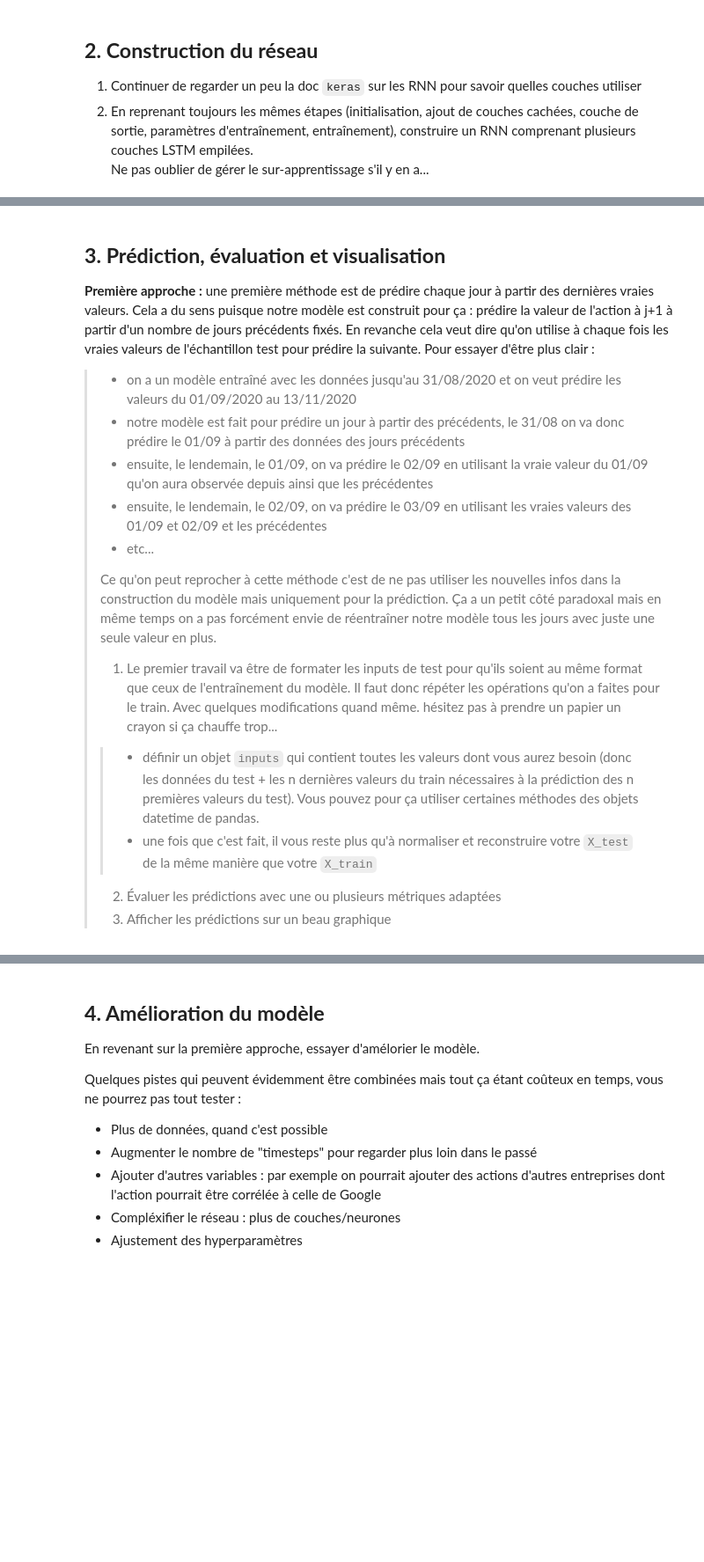
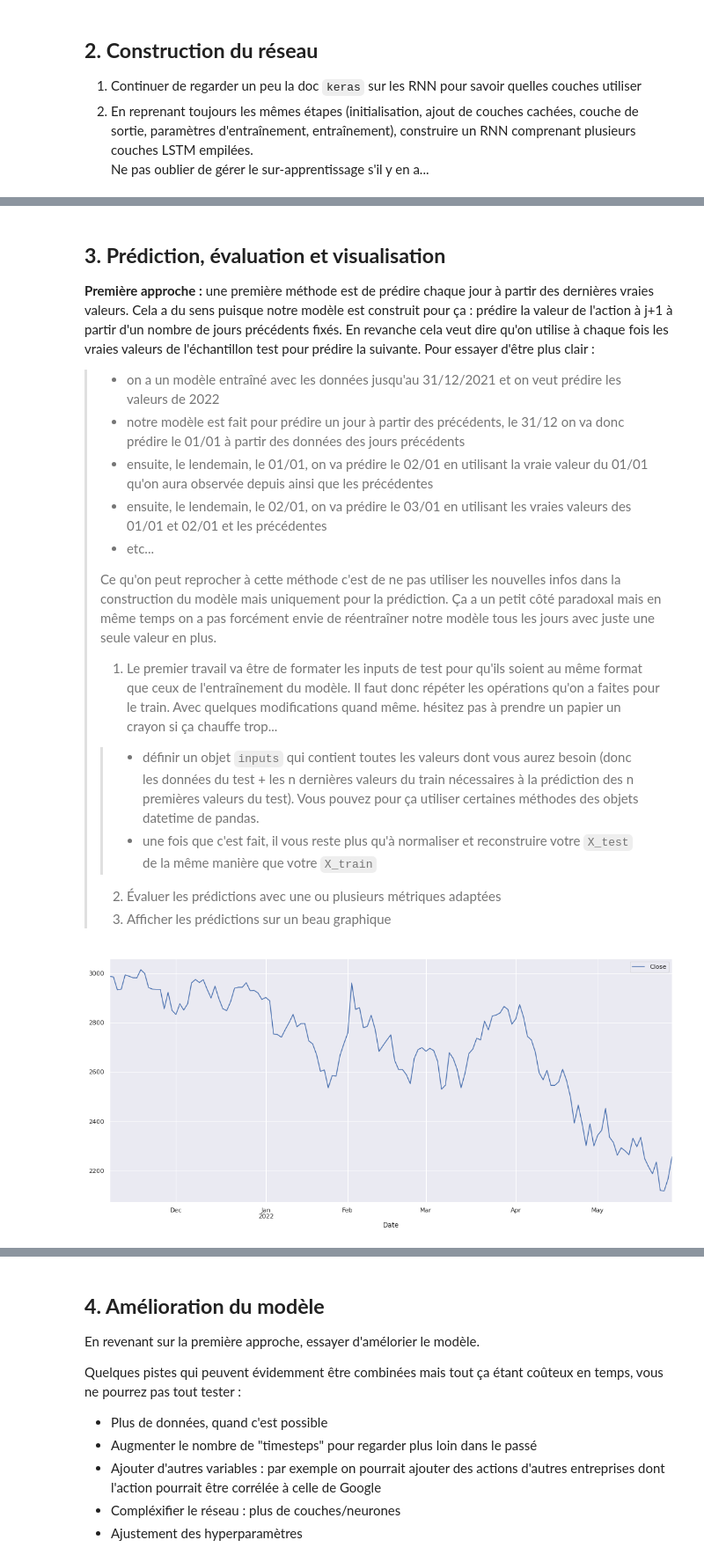
Before and after one commit to louiskuhn/IA-P2-Euskadi, a Jupyter notebook: Ressources/Deep Learning/Recurrent Neural Network/RNN 1 - Prediction actions Google.ipynb, the cells around one changed output, grey strips where cells are left out. Shown at 88% size. Cells and saved outputs as stored; diff of their text form; code cells hidden in the pictures; blank space fills up the shorter version.

Commit message:
exo 1 RNN suite

```diff
--- a/Ressources/Deep Learning/Recurrent Neural Network/RNN 1 - Prediction actions Google.ipynb
+++ b/Ressources/Deep Learning/Recurrent Neural Network/RNN 1 - Prediction actions Google.ipynb
@@ -80,7 +86,7 @@ plt.plot(train);
 # %%
 # Création de la structure des données avec un nombre fixé n de timesteps (de jours) et 1 output
 # c'est à dire qu'on va prédire la valeur de l'action pour 1 jour à partir des n jours précédents
-timesteps = 60 #on crée un paramètre pour pouvoir le modifier facilement par la suite
+timesteps = 40 #on crée un paramètre pour pouvoir le modifier facilement par la suite
 X_train = []
 y_train = []
 
@@ -108,10 +179,10 @@ Ne pas oublier de gérer le sur-apprentissage s'il y en a...
 ## **3. Prédiction, évaluation et visualisation**
 
 **Première approche :** une première méthode est de prédire chaque jour à partir des dernières vraies valeurs. Cela a du sens puisque notre modèle est construit pour ça : prédire la valeur de l'action à j+1 à partir d'un nombre de jours précédents fixés. En revanche cela veut dire qu'on utilise à chaque fois les vraies valeurs de l'échantillon test pour prédire la suivante. Pour essayer d'être plus clair :
->- on a un modèle entraîné avec les données jusqu'au 31/08/2020 et on veut prédire les valeurs du 01/09/2020 au 13/11/2020
->- notre modèle est fait pour prédire un jour à partir des précédents, le 31/08 on va donc prédire le 01/09 à partir des données des jours précédents
->- ensuite, le lendemain, le 01/09, on va prédire le 02/09 en utilisant la vraie valeur du 01/09 qu'on aura observée depuis ainsi que les précédentes
->- ensuite, le lendemain, le 02/09, on va prédire le 03/09 en utilisant les vraies valeurs des 01/09 et 02/09 et les précédentes
+>- on a un modèle entraîné avec les données jusqu'au 31/12/2021 et on veut prédire les valeurs de 2022
+>- notre modèle est fait pour prédire un jour à partir des précédents, le 31/12 on va donc prédire le 01/01 à partir des données des jours précédents
+>- ensuite, le lendemain, le 01/01, on va prédire le 02/01 en utilisant la vraie valeur du 01/01 qu'on aura observée depuis ainsi que les précédentes
+>- ensuite, le lendemain, le 02/01, on va prédire le 03/01 en utilisant les vraies valeurs des 01/01 et 02/01 et les précédentes
 >- etc...
 >
 > Ce qu'on peut reprocher à cette méthode c'est de ne pas utiliser les nouvelles infos dans la construction du modèle mais uniquement pour la prédiction. Ça a un petit côté paradoxal mais en même temps on a pas forcément envie de réentraîner notre modèle tous les jours avec juste une seule valeur en plus.
@@ -121,3 +192,8 @@ Ne pas oublier de gérer le sur-apprentissage s'il y en a...
 >>- une fois que c'est fait, il vous reste plus qu'à normaliser et reconstruire votre `X_test` de la même manière que votre `X_train`
 >2. Évaluer les prédictions avec une ou plusieurs métriques adaptées
 >3. Afficher les prédictions sur un beau graphique
+# %%
+inputs = df[pd.date_range(end=test.index[0], periods=timesteps+1, freq='B')[0]:]
+inputs.plot();
+# %% [output]
+[figure, added]
```
Also changed, not shown: parts of 17 cells of this notebook.
